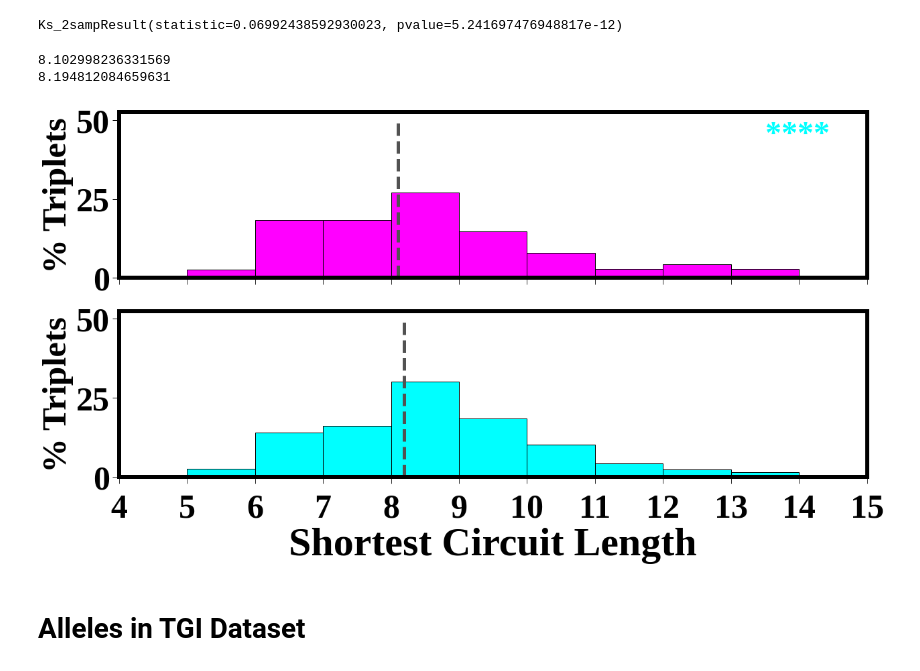
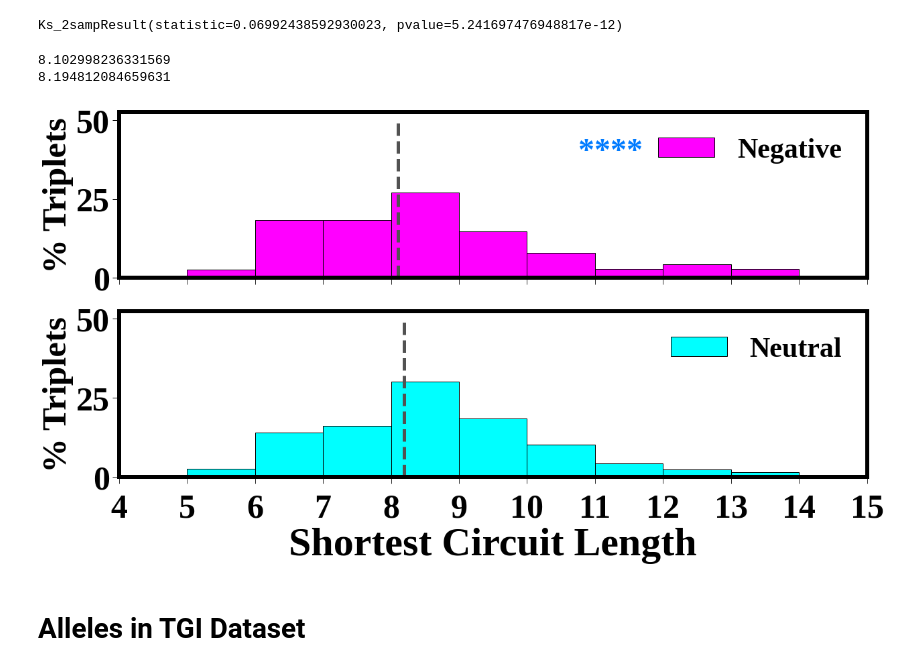
Before and after one commit to KISRDevelopment/cell_viability_paper, a Jupyter notebook: exploration.ipynb, the cells around one changed output. Saved outputs shown, nothing was run; the diff lists cells and outputs as text; code cells hidden in the pictures.

```diff
--- a/exploration.ipynb
+++ b/exploration.ipynb
@@ -65,6 +65,8 @@ for a_id, b_id, c_id, thebin in zip(tgi_df['a_id'], tgi_df['b_id'], tgi_df['c_id
 # %%
 neg_n_terms = np.array(n_terms_shared[0])
 net_n_terms = np.array(n_terms_shared[1])
+colors = ['magenta', 'cyan']
+star_colors = ['magenta', '#007bff']
 # %%
 
 def chi2(f_obs):
@@ -167,50 +191,53 @@ Ttest_indResult(statistic=-2.823137043498752, pvalue=0.0047568851958635465)
 Ks_2sampResult(statistic=0.06992438592930023, pvalue=5.241697476948817e-12)
 # %%
 f, axes = plt.subplots(2, 1, figsize=(20, 10), sharex=True)
-colors = ['magenta', 'cyan']
+
 max_circuit_length = np.maximum(np.max(avg_spls[0]), np.max(avg_spls[1]))
 min_circuit_length = np.minimum(np.min(avg_spls[0]), np.min(avg_spls[1]))
-
+bin_labels = ['Negative', 'Neutral']
 for i in [0, 1]:
     spls = avg_spls[i]
     ax = axes[i]
     ax.hist(spls, bins=np.arange(min_circuit_length, max_circuit_length),
             color=colors[i],
             edgecolor='black',
+            label=bin_labels[i],
             weights=np.ones(len(spls)) * 100 / len(spls))
 
     mean_spl = np.mean(spls)
     print(mean_spl)
     ax.plot([mean_spl, mean_spl], [0, 50], linewidth=5, color='#525252', linestyle='--')
     ax.yaxis.set_tick_params(labelsize=plot_cfg['tick_label_size'])
     ax.xaxis.set_tick_params(labelsize=plot_cfg['tick_label_size'])
     ax.set_ylabel('% Triplets', fontsize=plot_cfg['ylabel_size']*0.85, weight='bold')
     ax.yaxis.set_tick_params(length=10, width=1, which='both')
     ax.xaxis.set_tick_params(length=10, pad=15)
     ax.set_yticks([0, 25, 50])
     ax.set_xlim([4,15])
     ax.set_xticks(np.arange(4,16))
+    ax.legend(frameon=False, fontsize=plot_cfg['legend_size'])
+
     #ax.set_title(bin_labels[i], fontsize=plot_cfg['xlabel_size'])
     if i == 1:
         ax.set_xlabel('Shortest Circuit Length', fontsize=plot_cfg['xlabel_size'], weight='bold')
     plt.setp(axes[i].spines.values(),linewidth=plot_cfg["border_size"], color='black')
 
     if i == 0:
-        yoffset = 0.95
-        xoffset = 0.95
+        yoffset = 0.85
+        xoffset = 0.7
         statistic, pvalue = stats.ks_2samp(avg_spls[0], avg_spls[1])
-        target_color = colors[i+1]
+        target_color = star_colors[i+1]
         stars = '*' * eval_funcs.compute_stars(pvalue, 0.05)
         axes[i].text(xoffset, yoffset, stars,
                     transform=axes[i].transAxes,
                     color=target_color, ha="right", va="top", weight='bold',
                     fontsize=plot_cfg['stars_label_size'])
 
 plt.savefig("../figures/yeast_tgi_shortest_circuit_len.png", bbox_inches='tight', dpi=100)
 # %% [output]
 8.102998236331569
 8.194812084659631
-[figure, old version]
+[figure, new version]
 # %% [markdown]
 # Alleles in TGI Dataset
 # %%
```
Also changed, not shown: parts of 2 cells of this notebook, 1 other file.
